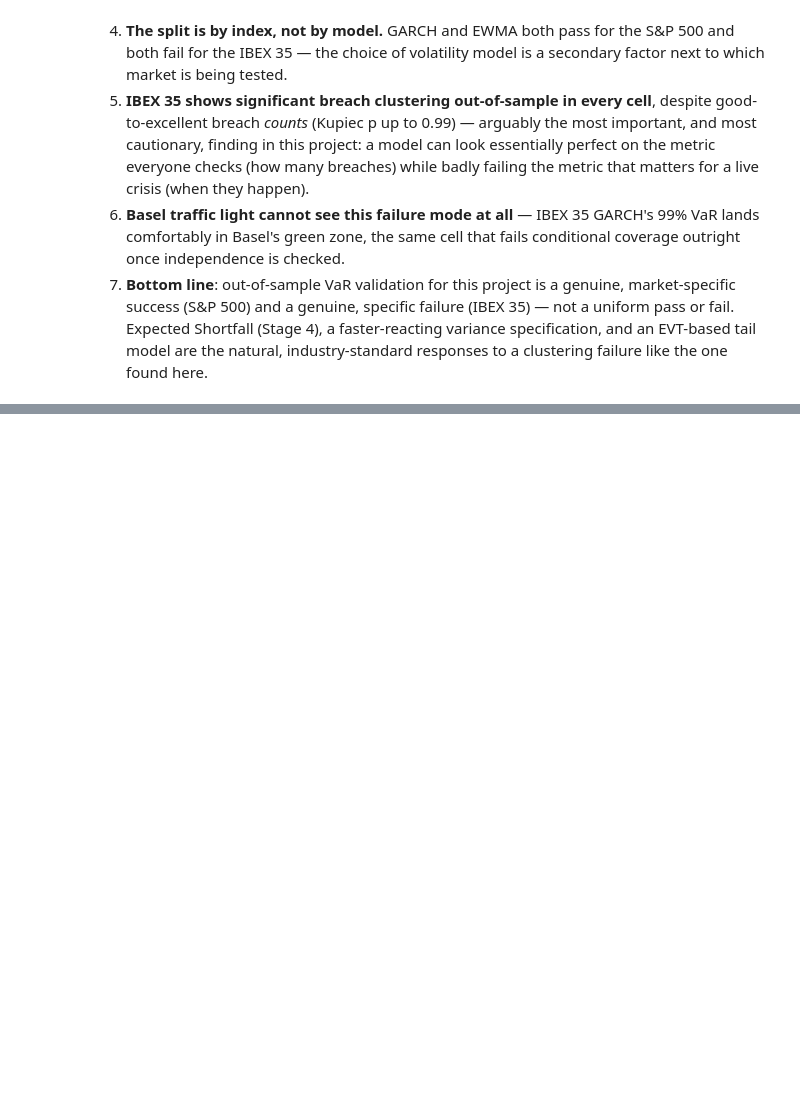
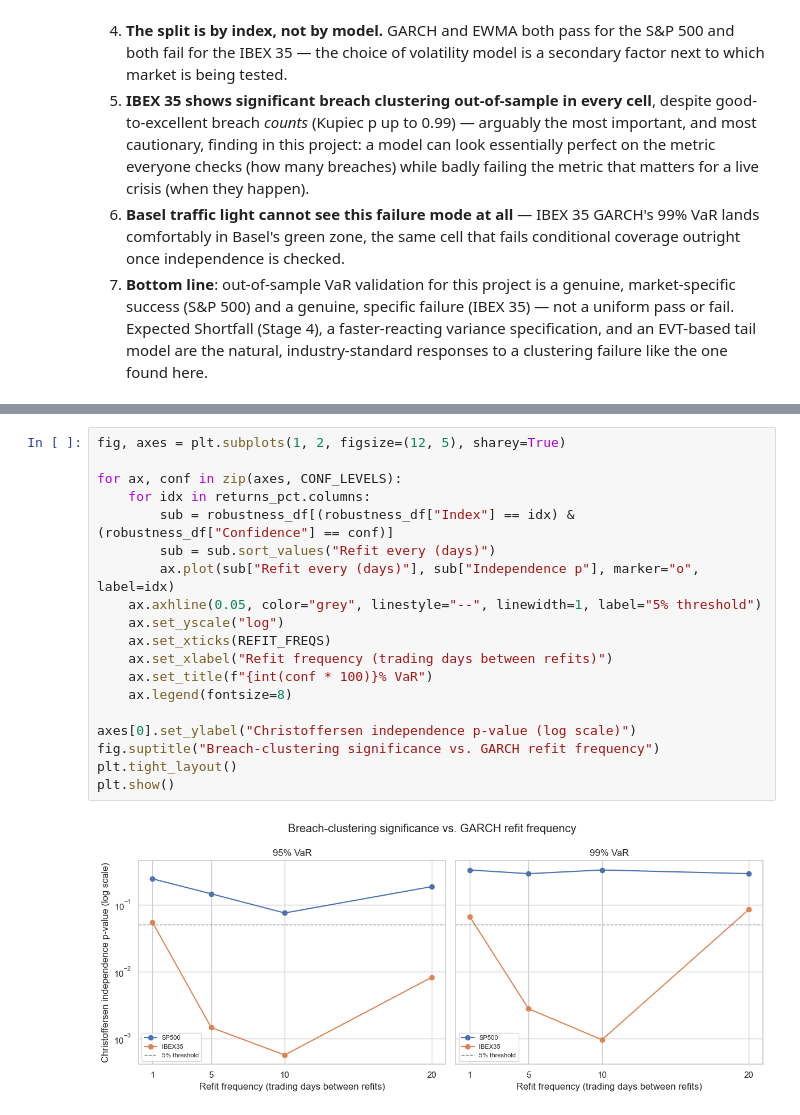
Before and after one commit to MLEIV90/ibex-garch-risk, a Jupyter notebook: notebooks/05_var_backtesting.ipynb, the cells around one changed output, grey strips where cells are left out. Drawn from its saved outputs; the diff is of its cells as text; blank space fills up the shorter version.

```diff
--- a/notebooks/05_var_backtesting.ipynb
+++ b/notebooks/05_var_backtesting.ipynb
@@ -657,0 +744,21 @@ tail directly, as a natural extension beyond the scope of this project.
+# %%
+fig, axes = plt.subplots(1, 2, figsize=(12, 5), sharey=True)
+
+for ax, conf in zip(axes, CONF_LEVELS):
+    for idx in returns_pct.columns:
+        sub = robustness_df[(robustness_df["Index"] == idx) & (robustness_df["Confidence"] == conf)]
+        sub = sub.sort_values("Refit every (days)")
+        ax.plot(sub["Refit every (days)"], sub["Independence p"], marker="o", label=idx)
+    ax.axhline(0.05, color="grey", linestyle="--", linewidth=1, label="5% threshold")
+    ax.set_yscale("log")
+    ax.set_xticks(REFIT_FREQS)
+    ax.set_xlabel("Refit frequency (trading days between refits)")
+    ax.set_title(f"{int(conf * 100)}% VaR")
+    ax.legend(fontsize=8)
+
+axes[0].set_ylabel("Christoffersen independence p-value (log scale)")
+fig.suptitle("Breach-clustering significance vs. GARCH refit frequency")
+plt.tight_layout()
+plt.show()
+# %% [output]
+[figure, added]
```
Also changed, not shown: parts of 5 cells of this notebook, 2 other files.
